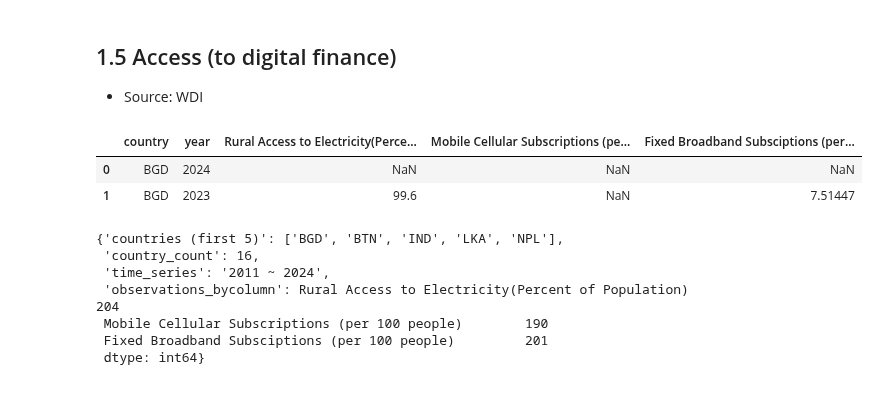
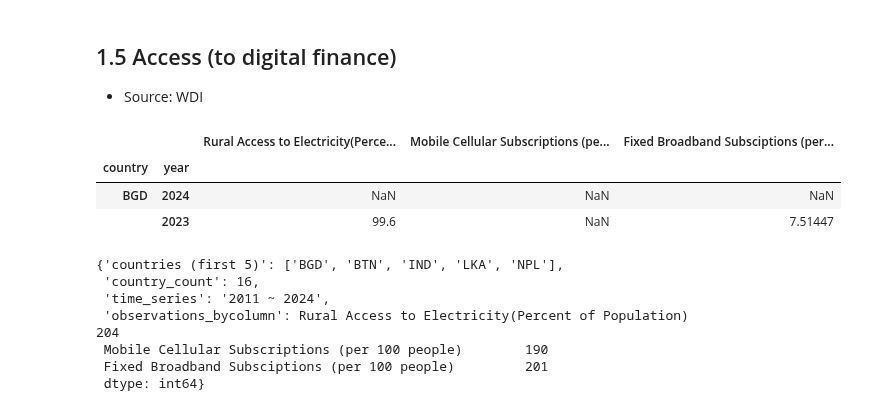
Before and after one commit to wanzi-wang/graspp_2025s_fintech, a Jupyter notebook: notebooks/Milestone_3_part1.ipynb, the cells around one changed output. Saved outputs shown, nothing was run; the diff lists cells and outputs as text; code cells hidden in the pictures.

```diff
--- a/notebooks/Milestone_3_part1.ipynb
+++ b/notebooks/Milestone_3_part1.ipynb
@@ -157,12 +225,14 @@ For the staple food dataset, we collect 18 countries from 2010-2022 over three i
 ## 1.5 Access (to digital finance)
 - Source: WDI
 # %%
+df_access = df_access.rename(columns={'country':'code'})
 df_access_clean = cleanUp(df_access)
 df_access_clean.head(2)
 # %% [output]
-|  | country | year | Rural Access to Electricity(Perce... | Mobile Cellular Subscriptions (pe... | Fixed Broadband Subsciptions (per... |
-| 0 | BGD | 2024 | NaN | NaN | NaN |
-| 1 | BGD | 2023 | 99.6 | NaN | 7.51447 |
+|  |  | Rural Access to Electricity(Perce... | Mobile Cellular Subscriptions (pe... | Fixed Broadband Subsciptions (per... |
+| country | year |  |  |  |
+| BGD | 2024 | NaN | NaN | NaN |
+|  | 2023 | 99.6 | NaN | 7.51447 |
 # %%
 basic_stats(df_access_clean)
 # %% [output]
```
Also changed, not shown: parts of 19 cells of this notebook, 1 other file.
